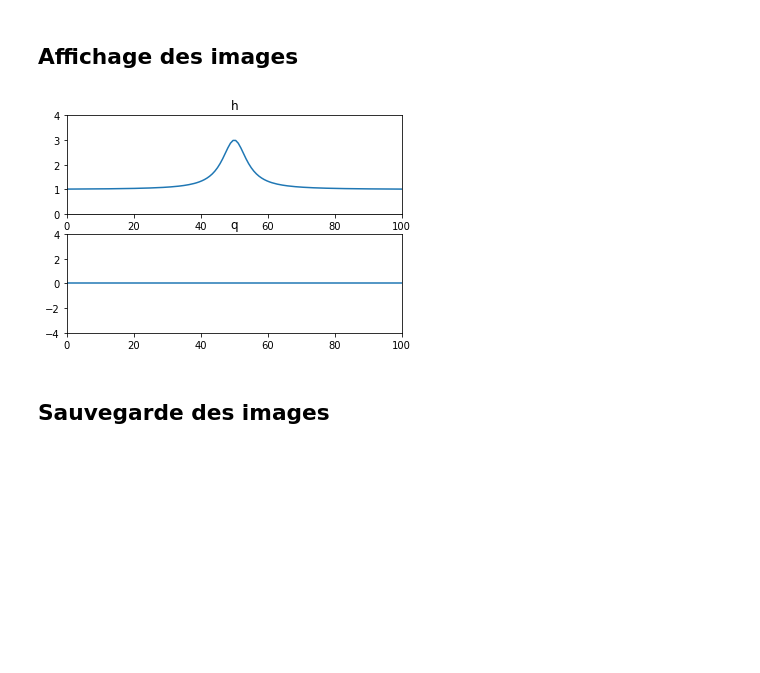
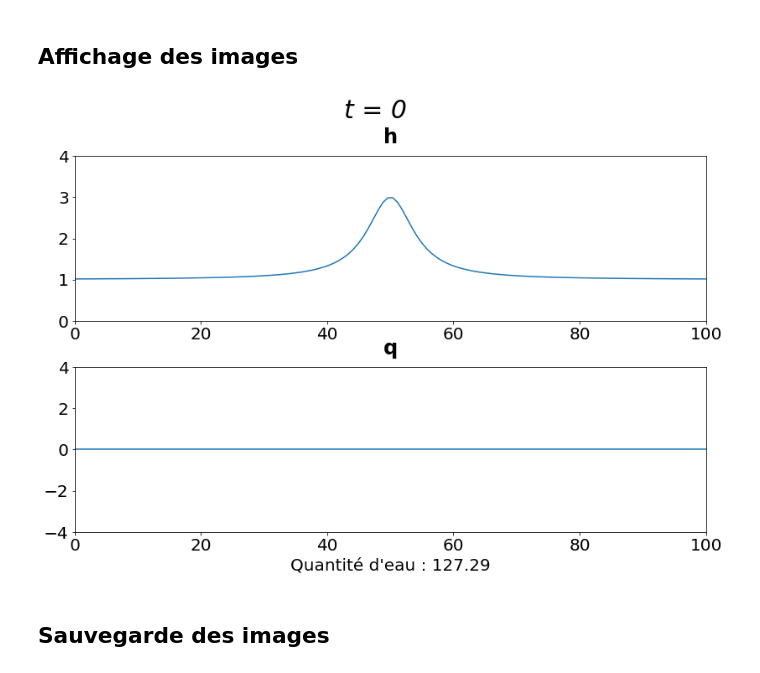
Before and after one commit to R0mainPinguet/Memoire-recherche, a Jupyter notebook: Implementation_1D_Fond.ipynb, the cells around one changed output. Cells and saved outputs as stored; diff of their text form; code cells hidden in the pictures; blank space fills up the shorter version.

Commit message:
Changé l'affichage des gifs + Quantité d'eau

```diff
--- a/Implementation_1D_Fond.ipynb
+++ b/Implementation_1D_Fond.ipynb
@@ -97,25 +97,33 @@ U[1,:]= 0
 # %%
 def affiche_U():
 
-    fig, axs = plt.subplots(2,1)
+    fig, axs = plt.subplots( 2 , 1 , figsize=(12,8) )
+
+    fig.suptitle("t = 0", style='italic',size=30)
+    fig.tight_layout()
+
+    plt.rc('font', size=20)
 
     h_z = U[0,:]+Z[0,:]
+
     axs[0].plot(X,h_z)
-    axs[0].set_title("h")
+    axs[0].set_title("h", fontweight="bold", pad=15)
     axs[0].set_xlim([xMin,xMax])
     axs[0].set_ylim([0,4])
     axs[0].fill_between(X, Z[0,:], step="pre", alpha=0.5, color="grey")
 
     axs[1].plot(X,U[1,:])
-    axs[1].set_title("q")
+    axs[1].set_title("q", fontweight="bold", pad=15)
     axs[1].set_xlim([xMin,xMax])
     axs[1].set_ylim([-4,4])
+
+    axs[1].set_xlabel("Quantité d'eau : "+str(round( sum(U[0,:])*h , 2 )))
 
     plt.show()
 
 affiche_U()
 # %% [output]
-[figure, old version]
+[figure, new version]
 # %% [markdown]
 ## Sauvegarde des images
 # %%
```
Also changed, not shown: parts of 1 cell of this notebook.
